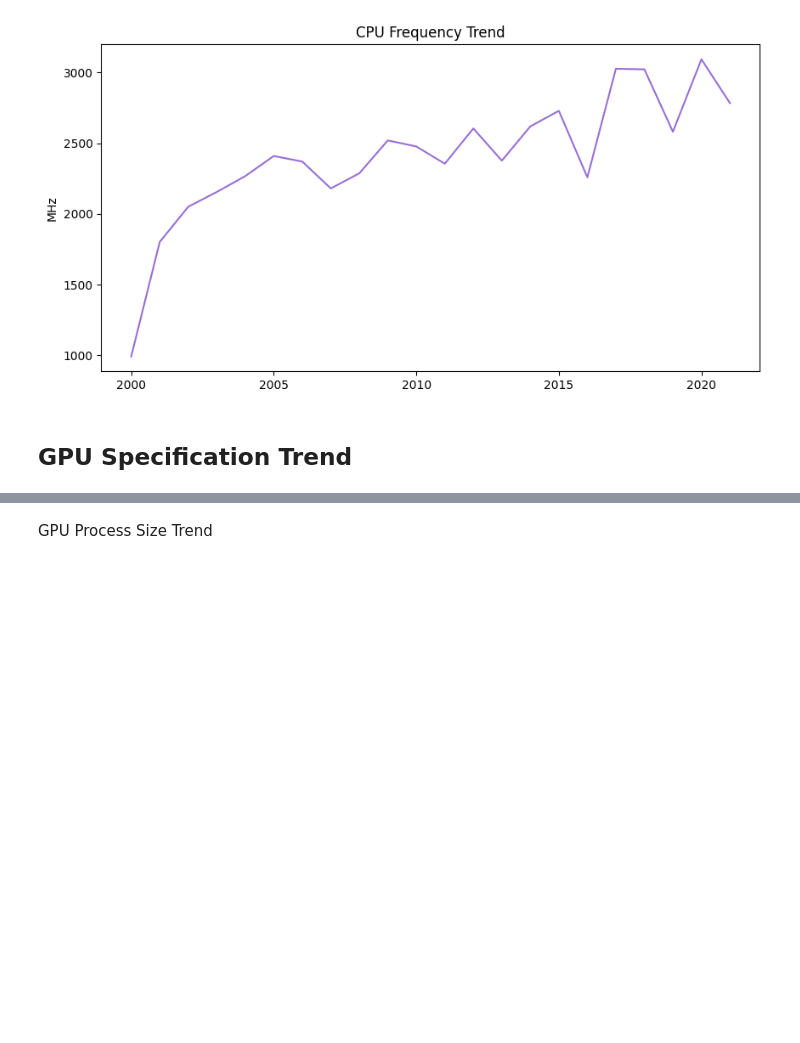
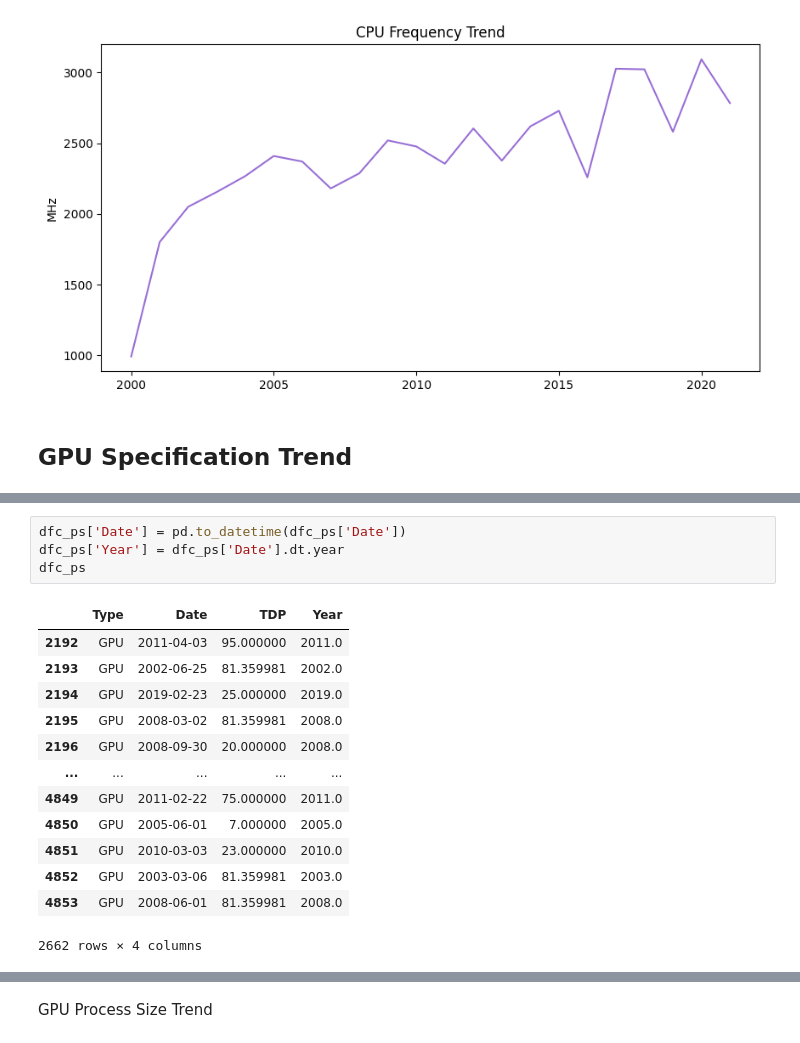
Before and after one commit to WendyInft/MATHEDA-INFANTE, a Jupyter notebook: WK8-Exploratory-Data-Analysis/Exercise/WK8-Exploratory-Data-Analysis.ipynb, the cells around one changed output, grey strips where cells are left out. Saved outputs shown, nothing was run; the diff lists cells and outputs as text; blank space fills up the shorter version.

```diff
--- a/WK8-Exploratory-Data-Analysis/Exercise/WK8-Exploratory-Data-Analysis.ipynb
+++ b/WK8-Exploratory-Data-Analysis/Exercise/WK8-Exploratory-Data-Analysis.ipynb
@@ -475,0 +561,18 @@ Text(0, 0.5, 'MHz')
+# %%
+dfc_ps['Date'] = pd.to_datetime(dfc_ps['Date'])
+dfc_ps['Year'] = dfc_ps['Date'].dt.year
+dfc_ps
+# %% [output]
+|  | Type | Date | TDP | Year |
+| 2192 | GPU | 2011-04-03 | 95.000000 | 2011.0 |
+| 2193 | GPU | 2002-06-25 | 81.359981 | 2002.0 |
+| 2194 | GPU | 2019-02-23 | 25.000000 | 2019.0 |
+| 2195 | GPU | 2008-03-02 | 81.359981 | 2008.0 |
+| 2196 | GPU | 2008-09-30 | 20.000000 | 2008.0 |
+| ... | ... | ... | ... | ... |
+| 4849 | GPU | 2011-02-22 | 75.000000 | 2011.0 |
+| 4850 | GPU | 2005-06-01 | 7.000000 | 2005.0 |
+| 4851 | GPU | 2010-03-03 | 23.000000 | 2010.0 |
+| 4852 | GPU | 2003-03-06 | 81.359981 | 2003.0 |
+| 4853 | GPU | 2008-06-01 | 81.359981 | 2008.0 |
+2662 rows × 4 columns
```
Also changed, not shown: parts of 9 cells of this notebook.
